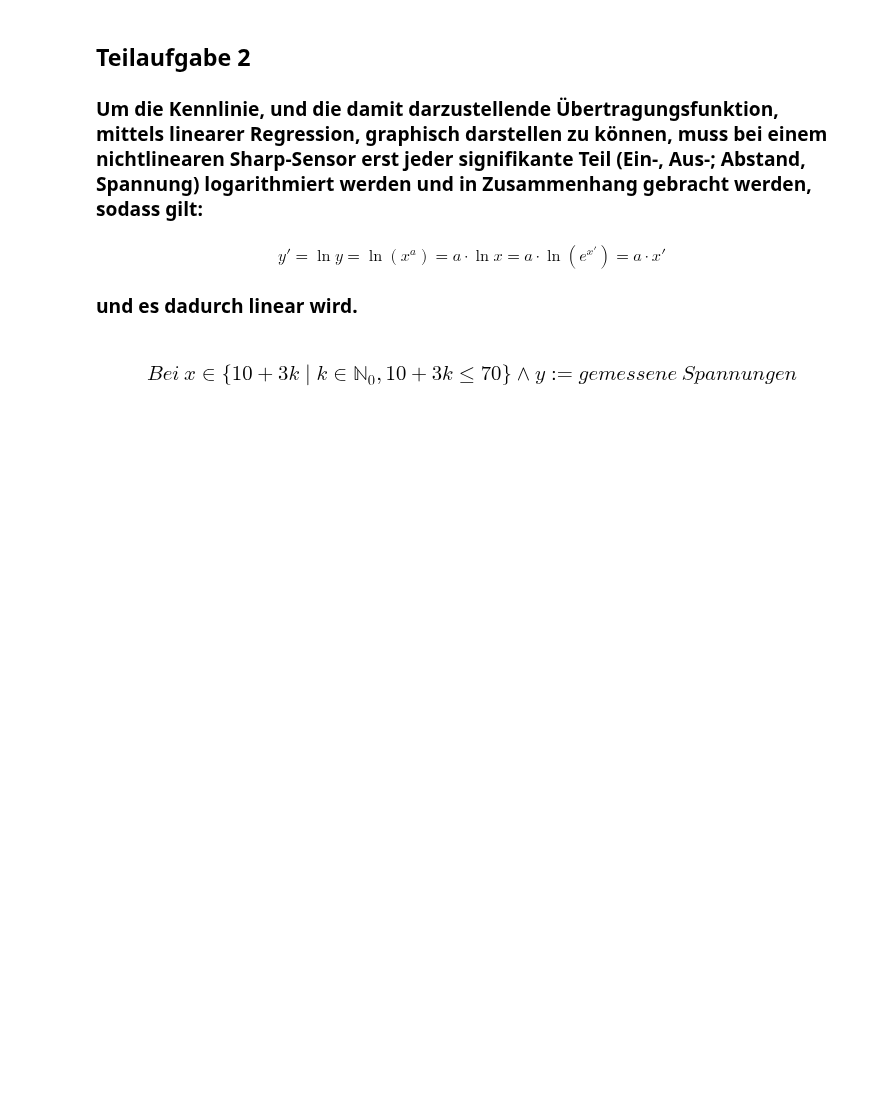
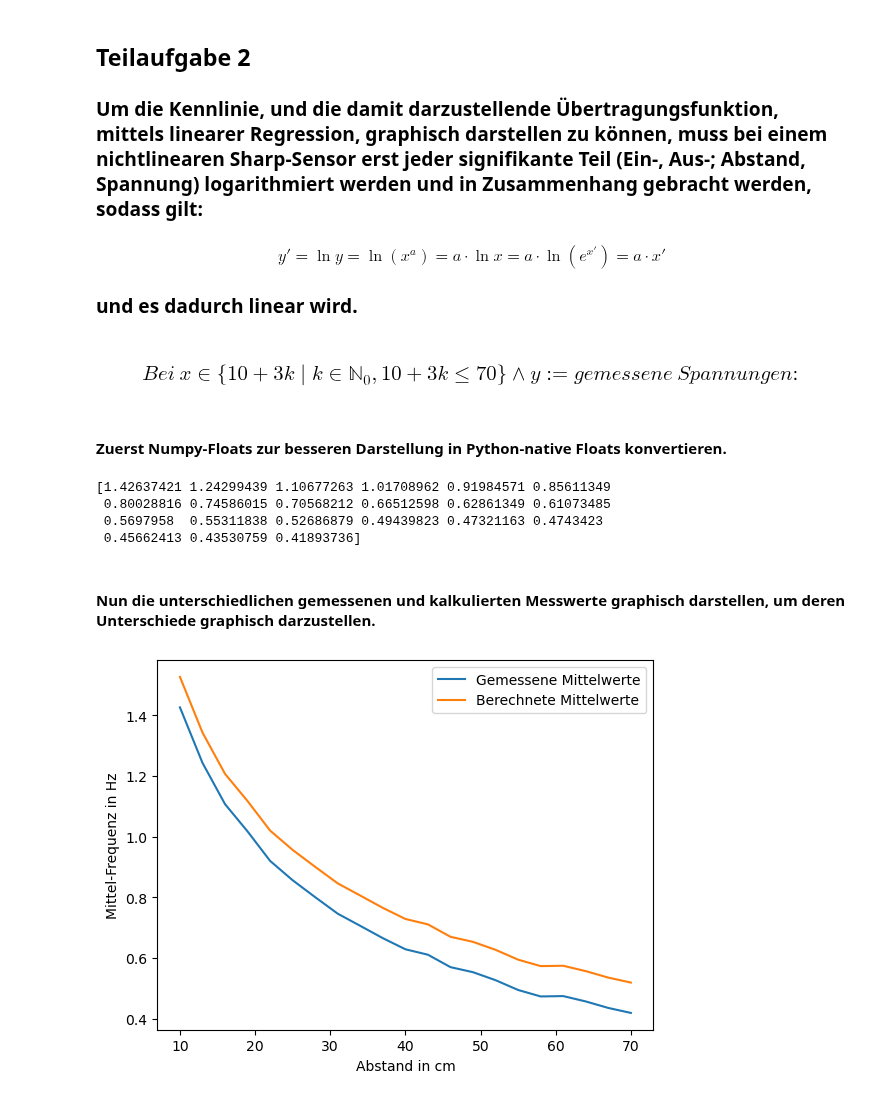
Before and after one commit to Guakocius/htwg, a Jupyter notebook: sem3/tgki/versuch1/Versuch1.ipynb, the cells around one changed output. Drawn from its saved outputs; the diff is of its cells as text; code cells hidden in the pictures; blank space fills up the shorter version.

```diff
--- a/sem3/tgki/versuch1/Versuch1.ipynb
+++ b/sem3/tgki/versuch1/Versuch1.ipynb
@@ -54,14 +54,27 @@ Std for 70cm: 0.017829022116553652
 #### $$y' = \ln y = \ln{(x^a)} = a \cdot \ln x = a \cdot \ln{(e^{x'})} = a \cdot x'$$
 ### und es dadurch linear wird.
 # %% [markdown]
-### $$Bei\ x \in \{10 + 3k \mid k \in \mathbb{N}_0, 10 + 3k \leq 70 \} \land y := gemessene\ Spannungen$$
+### $$Bei\ x \in \{10 + 3k \mid k \in \mathbb{N}_0, 10 + 3k \leq 70 \} \land y := gemessene\ Spannungen:$$
+# %% [markdown]
+#### Zuerst Numpy-Floats zur besseren Darstellung in Python-native Floats konvertieren.
+# %%
+means_calc = np.float64(means_calc)
+print(means_calc)
+# %% [output]
+[1.42637421 1.24299439 1.10677263 1.01708962 0.91984571 0.85611349
+ 0.80028816 0.74586015 0.70568212 0.66512598 0.62861349 0.61073485
+ 0.5697958  0.55311838 0.52686879 0.49439823 0.47321163 0.4743423
+ 0.45662413 0.43530759 0.41893736]
+# %% [markdown]
+#### Nun die unterschiedlichen gemessenen und kalkulierten Messwerte graphisch darstellen, um deren Unterschiede graphisch darzustellen.
 # %%
-#x = np.linspace(10, 70)
-#fig, axs = plt.subplots(21)
-#ax = 0
-means_calc = []
-for i in range(10, 71, 3):
-    df = pd.read_csv(f"./Versuch1-{i}.csv", sep=";", decimal=",", skiprows=range(1, 1001))
-    mean = np.mean(df["Kanal A"])
-    means_calc.append(mean)
-    std = np.std(df["Kanal A"], ddof=1)
+xs = [i for i in range(10, 71, 3)]
+
+plt.plot(xs, means, label="Gemessene Mittelwerte")
+plt.plot(xs, means_calc+0.1, label="Berechnete Mittelwerte")
+plt.legend()
+plt.xlabel("Abstand in cm")
+plt.ylabel("Mittel-Frequenz in Hz")
+plt.show()
+# %% [output]
+[figure, added]
```
Also changed, not shown: parts of 2 cells of this notebook, 14 other files.
